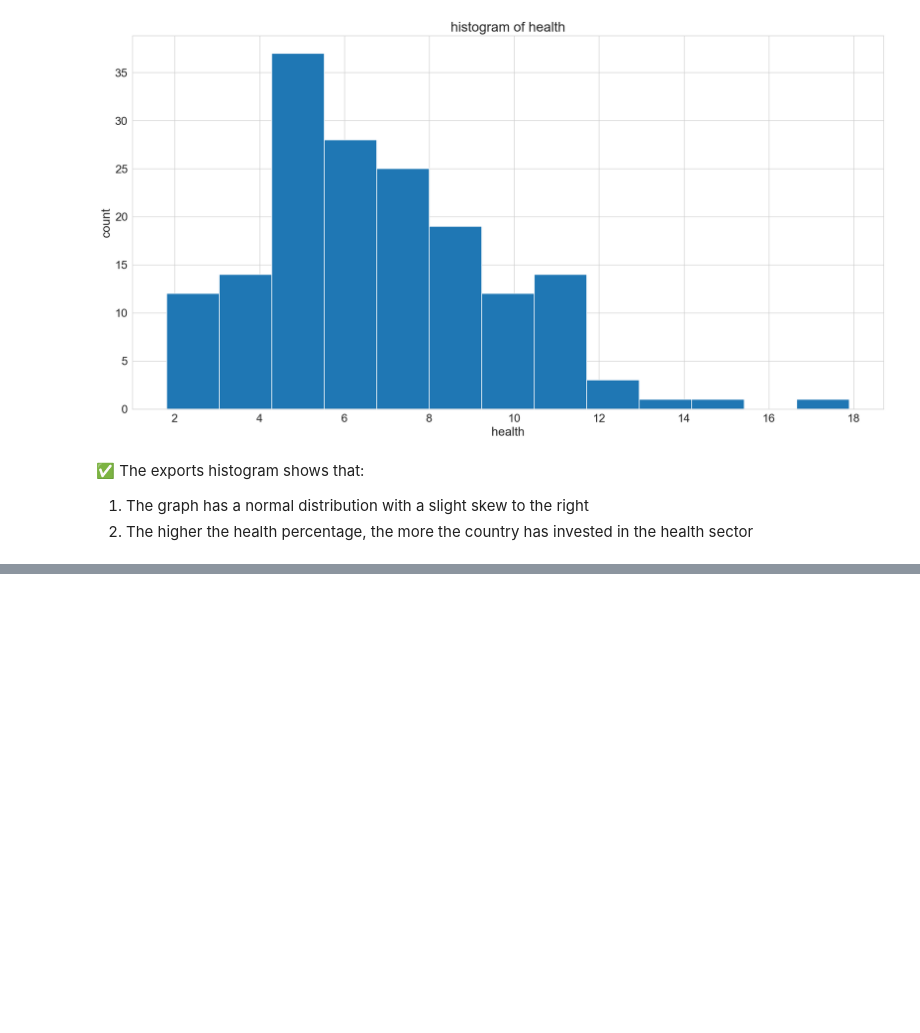
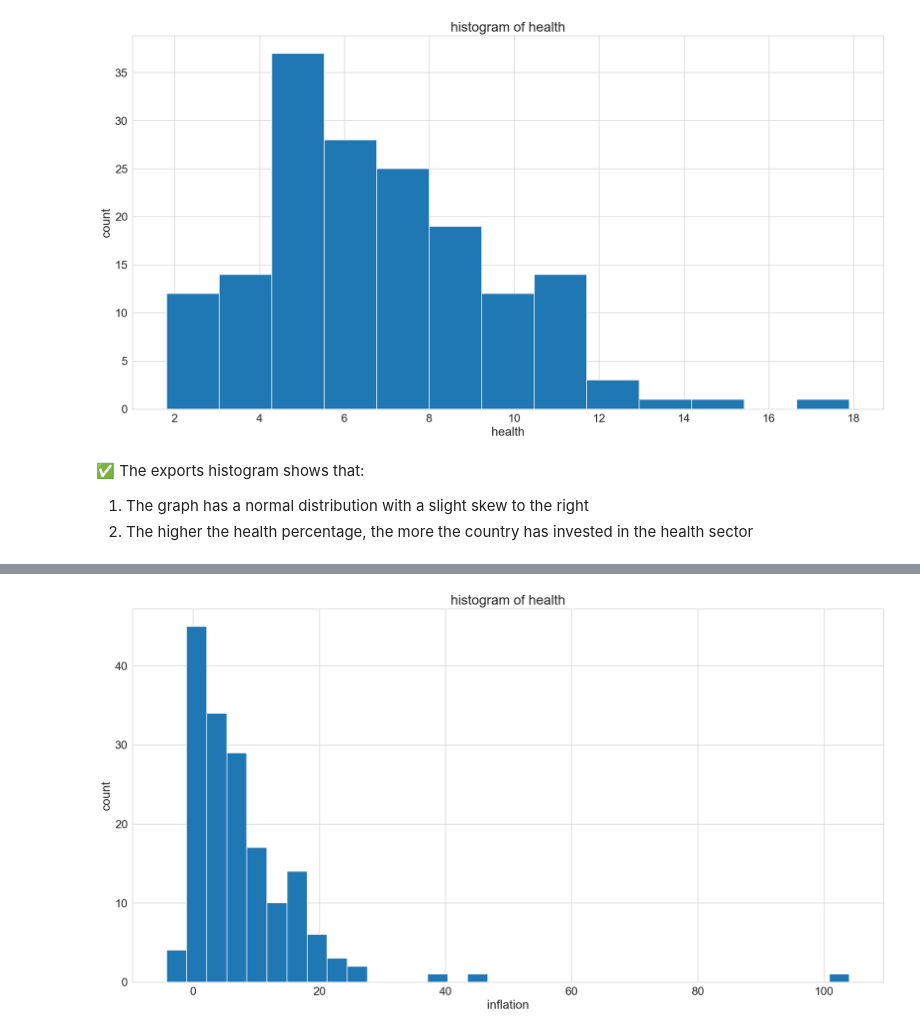
Before and after one commit to HosseinHeydari2004/pca-ml-project, a Jupyter notebook: pca.ipynb, the cells around one changed output, grey strips where cells are left out. Cells and saved outputs as stored; diff of their text form; code cells hidden in the pictures; blank space fills up the shorter version.

```diff
--- a/pca.ipynb
+++ b/pca.ipynb
@@ -119,0 +130,4 @@ hist(x=df["health"], title="histogram of health", x_title="health")
+# %%
+hist(x=df["inflation"], title="histogram of health", x_title="inflation")
+# %% [output]
+[figure, added]
```
Also changed, not shown: parts of 2 cells of this notebook.
